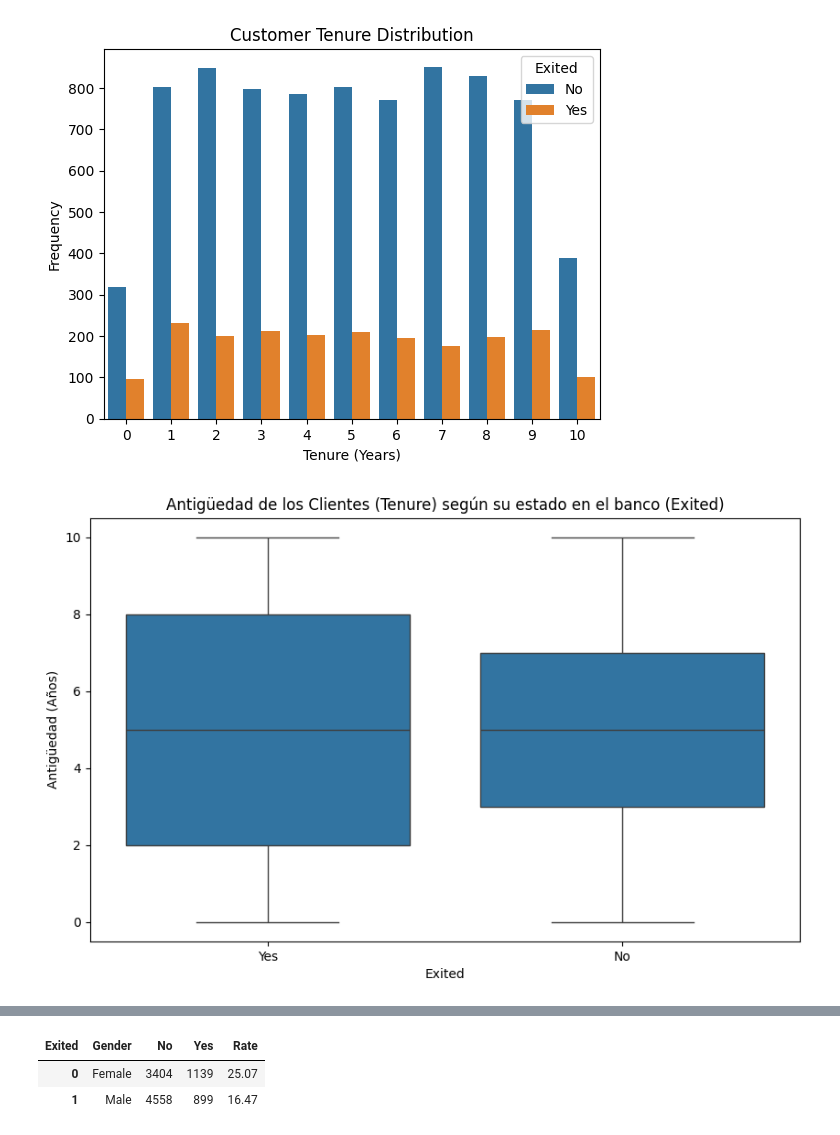
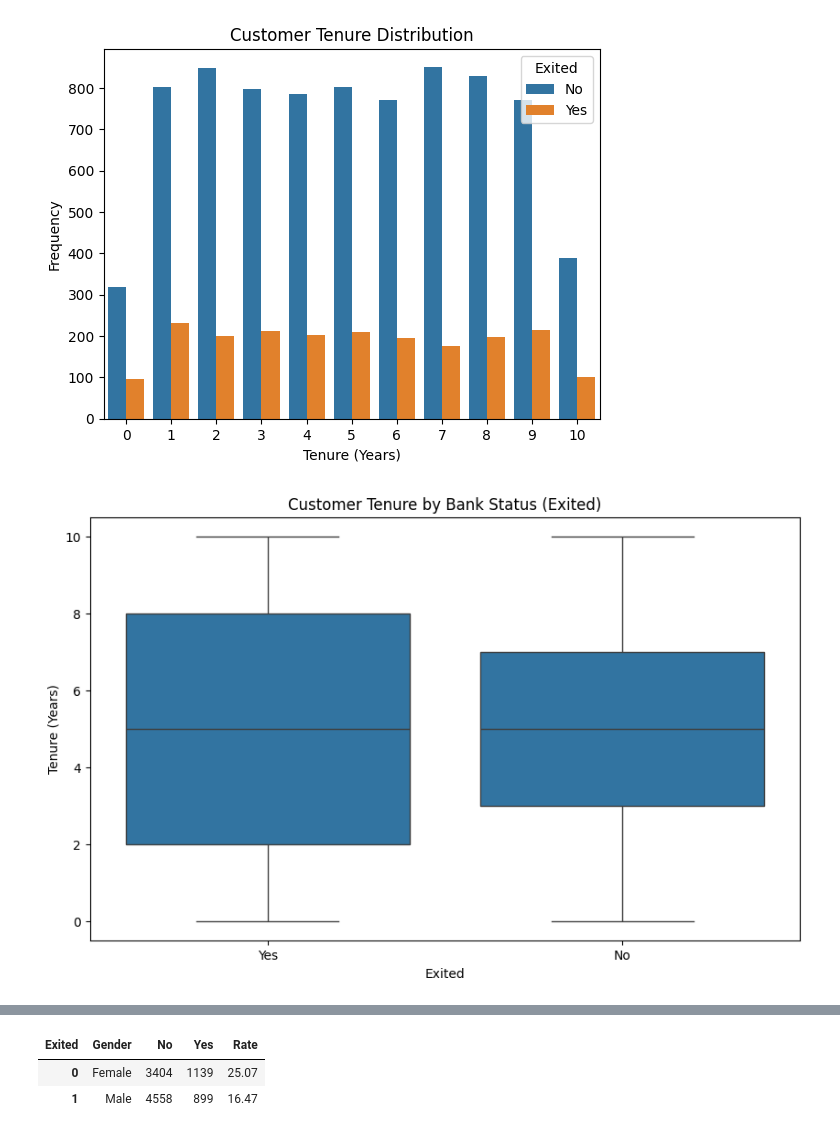
Before and after one commit to ju4n-avendanoa/Bank_Churn, a Jupyter notebook: main.ipynb, the cells around one changed output, grey strips where cells are left out. Cells and saved outputs as stored; diff of their text form; code cells hidden in the pictures.

```diff
--- a/main.ipynb
+++ b/main.ipynb
@@ -254,10 +258,10 @@ plt.show()
 # %%
 plt.figure(figsize=(10, 6))
 sns.boxplot(x='Exited', y='Tenure', data=df)
-plt.title('Antigüedad de los Clientes (Tenure) según su estado en el banco (Exited)')
+plt.title('Customer Tenure by Bank Status (Exited)')
 plt.xlabel('Exited')
-plt.ylabel('Antigüedad (Años)')
+plt.ylabel('Tenure (Years)')
 plt.show()
 # %% [output]
-[figure, old version]
+[figure, new version]
 # %%
```
Also changed, not shown: parts of 21 cells of this notebook.
